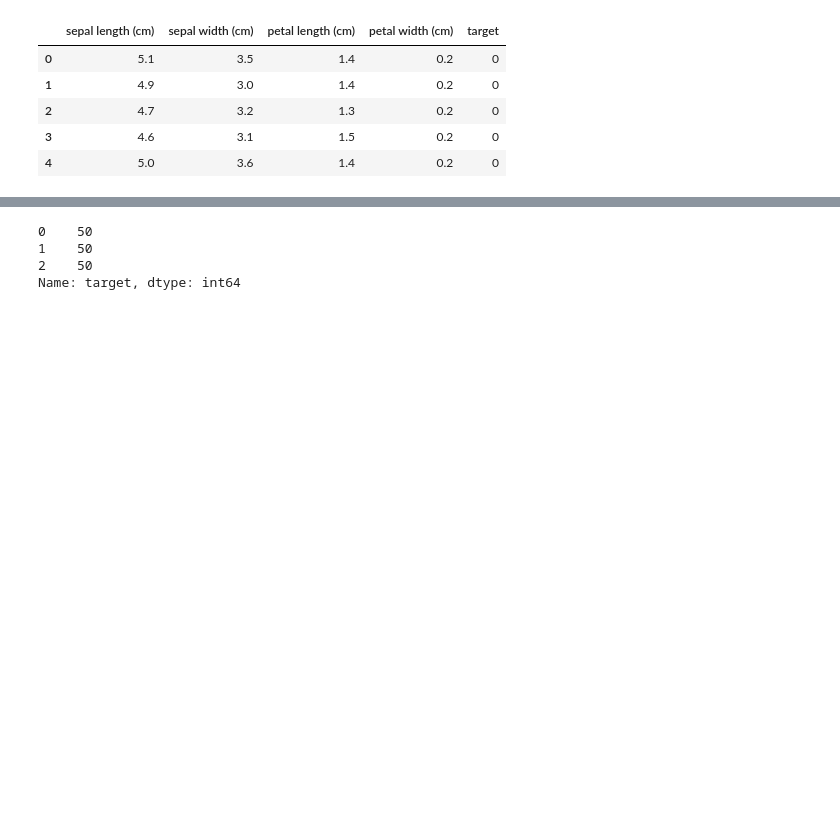
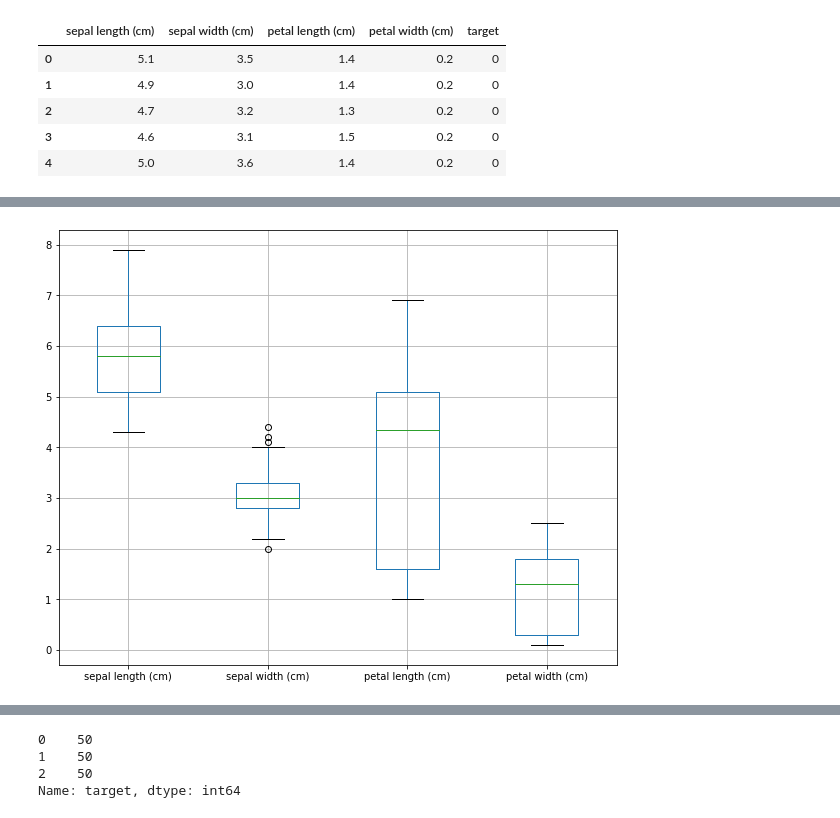
Before and after one commit to ie-ai-class/ai-2564-1, a Jupyter notebook: Topic 02 - Classification/T11_Perceptron_Binary.ipynb, the cells around one changed output, grey strips where cells are left out. Cells and saved outputs as stored; diff of their text form; code cells hidden in the pictures; blank space fills up the shorter version.

```diff
--- a/Topic 02 - Classification/T11_Perceptron_Binary.ipynb
+++ b/Topic 02 - Classification/T11_Perceptron_Binary.ipynb
@@ -55,0 +84,5 @@ df.head()
+# %%
+df.iloc[:,0:4].boxplot(figsize=(10,8))
+display()
+# %% [output]
+[figure, added]
```
Also changed, not shown: parts of 47 cells of this notebook, 3 other files.
